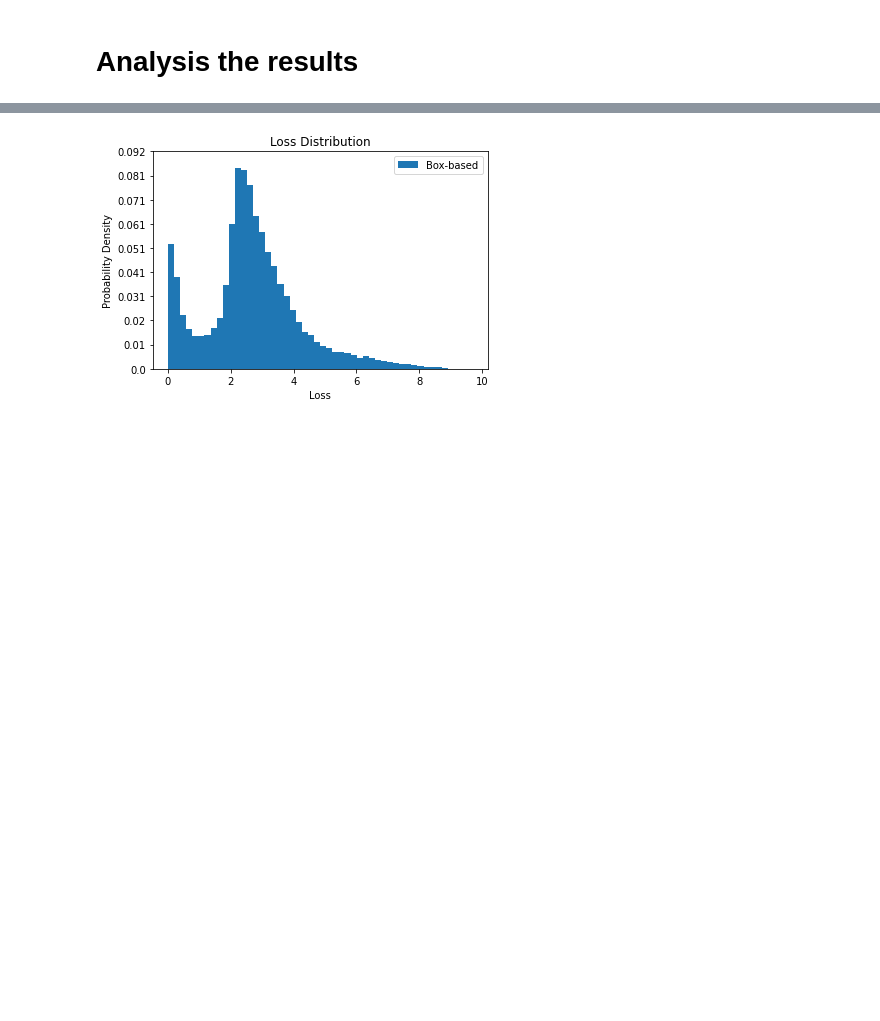
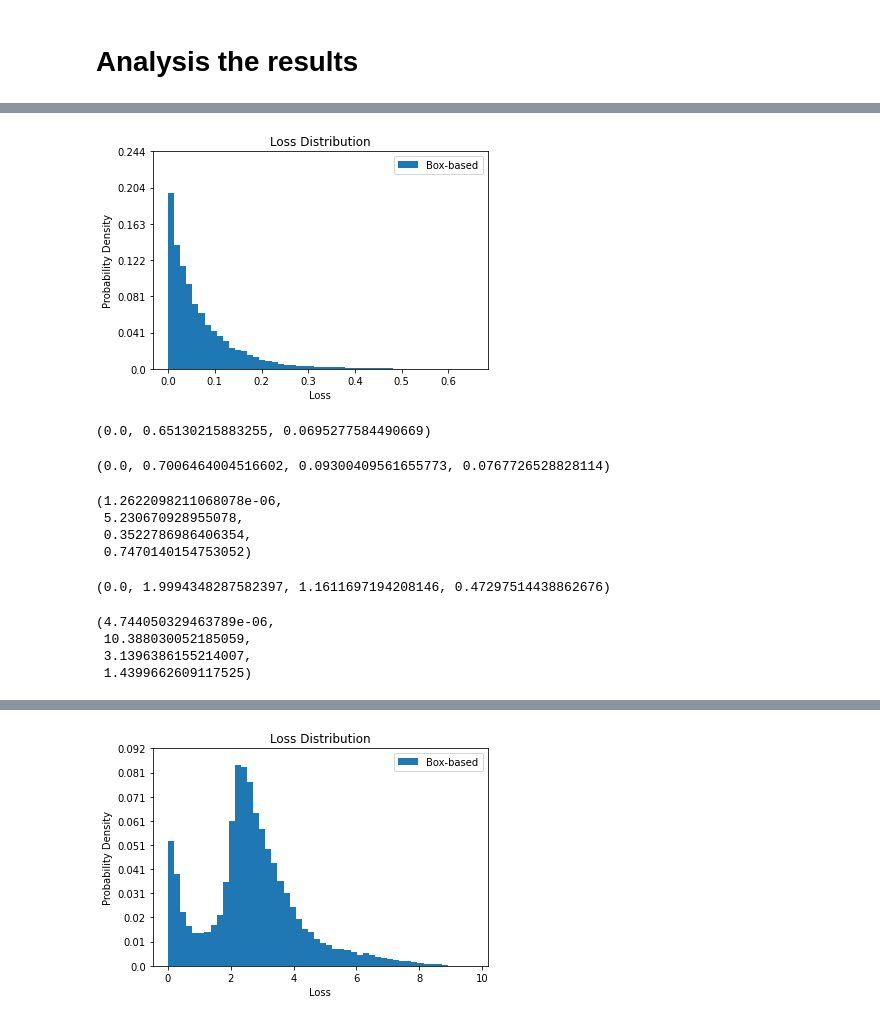
Before and after one commit to susanbao/orkspace, a Jupyter notebook: DINO/estimated_loss_analysis.ipynb, the cells around one changed output, grey strips where cells are left out. Drawn from its saved outputs; the diff is of its cells as text; code cells hidden in the pictures; blank space fills up the shorter version.

```diff
--- a/DINO/estimated_loss_analysis.ipynb
+++ b/DINO/estimated_loss_analysis.ipynb
@@ -41,3 +41,6 @@ def np_read(file):
 def np_write(data, file):
     with open(file, "wb") as outfile:
         np.save(outfile, data)
+# %%
+val_ce_loss = np_read("./data/5_scale_31/val/feature_pre_data/annotation_loss_ce.npy")
+val_bbox_loss = np_read("./data/5_scale_31/val/feature_pre_data/annotation_loss_bbox.npy")
@@ -43,0 +52,34 @@ def np_write(data, file):
+# %%
+display_data_hist(val_bbox_loss)
+# %% [output]
+[figure, added]
+# %%
+val_bbox_loss.min(), val_bbox_loss.max(), val_bbox_loss.mean()
+# %% [output]
+(0.0, 0.65130215883255, 0.0695277584490669)
+# %%
+train_bbox_loss = np_read("./data/5_scale_31/train/feature_pre_data/annotation_loss_bbox.npy")
+train_bbox_loss.min(), train_bbox_loss.max(), train_bbox_loss.mean(), train_bbox_loss.std()
+# %% [output]
+(0.0, 0.7006464004516602, 0.09300409561655773, 0.0767726528828114)
+# %%
+train_bbox_loss = np_read("./data/5_scale_31/train/feature_pre_data/annotation_loss_ce.npy")
+train_bbox_loss.min(), train_bbox_loss.max(), train_bbox_loss.mean(), train_bbox_loss.std()
+# %% [output]
+(1.2622098211068078e-06,
+ 5.230670928955078,
+ 0.3522786986406354,
+ 0.7470140154753052)
+# %%
+train_bbox_loss = np_read("./data/5_scale_31/train/feature_pre_data/annotation_loss_giou.npy")
+train_bbox_loss.min(), train_bbox_loss.max(), train_bbox_loss.mean(), train_bbox_loss.std()
+# %% [output]
+(0.0, 1.9994348287582397, 1.1611697194208146, 0.47297514438862676)
+# %%
+train_bbox_loss = np_read("./data/5_scale_31/train/feature_pre_data/annotation.npy")
+train_bbox_loss.min(), train_bbox_loss.max(), train_bbox_loss.mean(), train_bbox_loss.std()
+# %% [output]
+(4.744050329463789e-06,
+ 10.388030052185059,
+ 3.1396386155214007,
+ 1.4399662609117525)
```
Also changed, not shown: parts of 2 cells of this notebook, 6 other files.
